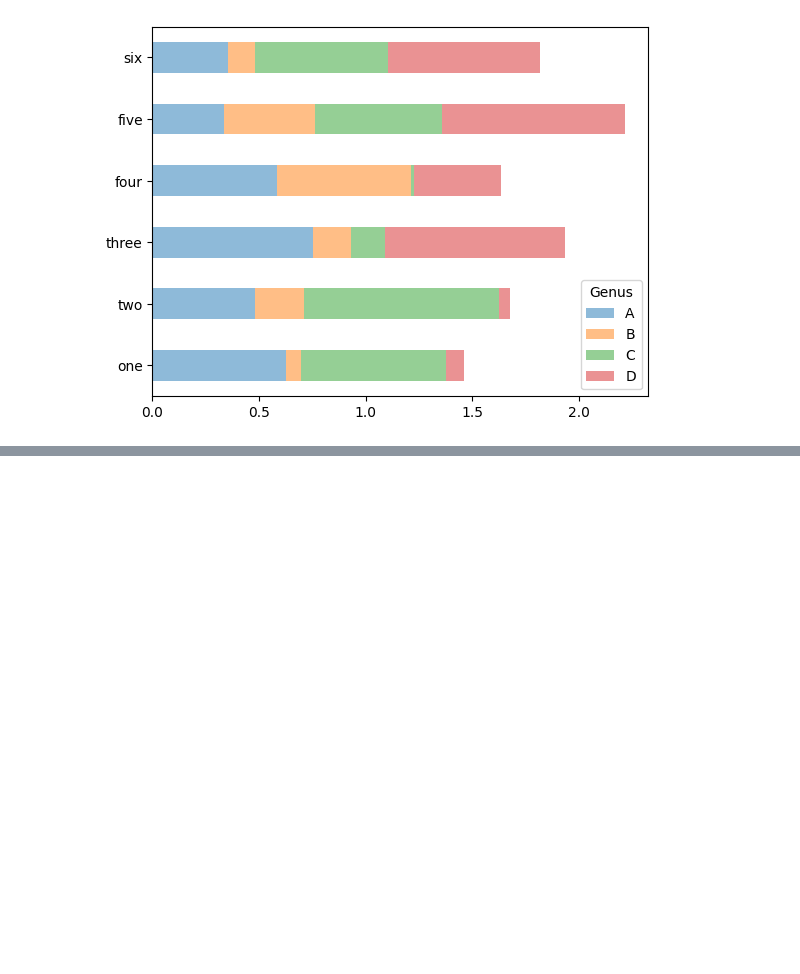
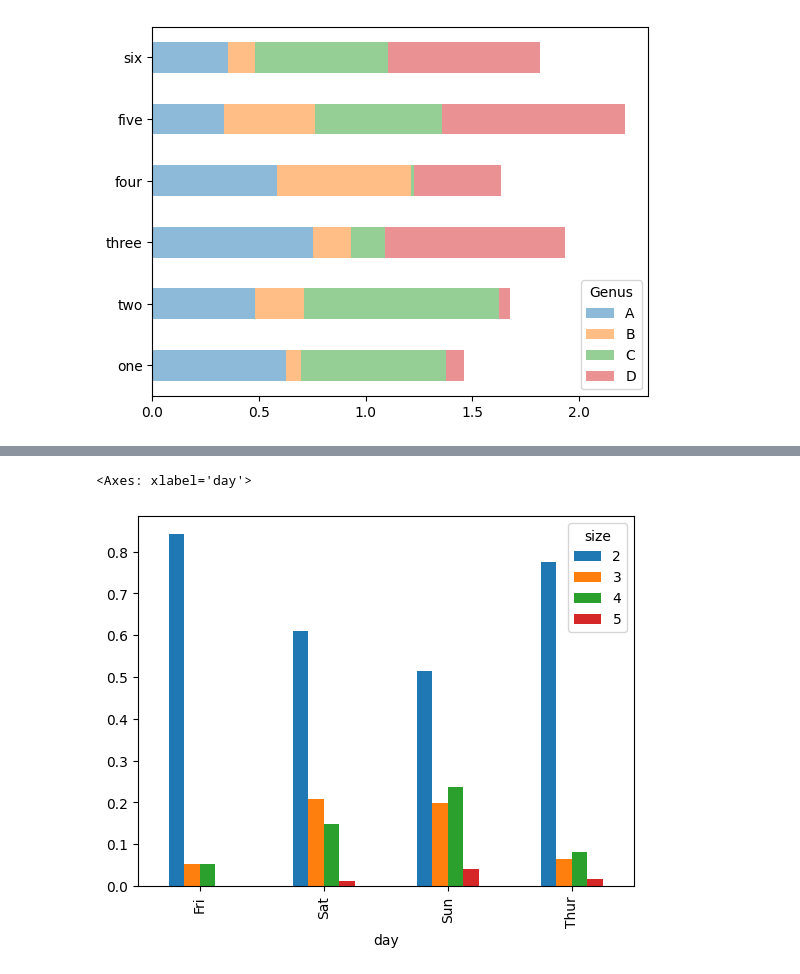
Before and after one commit to roberthsu2003/__2024_10_15__gjun_ai__, a Jupyter notebook: lesson20/lesson20_4.ipynb, the cells around one changed output, grey strips where cells are left out. Cells and saved outputs as stored; diff of their text form; code cells hidden in the pictures; blank space fills up the shorter version.

```diff
--- a/lesson20/lesson20_4.ipynb
+++ b/lesson20/lesson20_4.ipynb
@@ -43,3 +43,9 @@ df.plot.barh(stacked=True, alpha=0.5)
 # %% [output]
 <Axes: >
 [figure]
+# %%
+tips = pd.read_csv('tips.csv')
+party_counts = pd.crosstab(tips['day'],tips['size'])
+party_counts1 = party_counts.loc[:,2:5]
+party_pcts = party_counts1.div(party_counts.sum(axis=1),axis=0)
+party_pcts
@@ -45,0 +59,5 @@ df.plot.barh(stacked=True, alpha=0.5)
+# %%
+party_pcts.plot.bar()
+# %% [output]
+<Axes: xlabel='day'>
+[figure, added]
```
Also changed, not shown: parts of 1 cell of this notebook.
